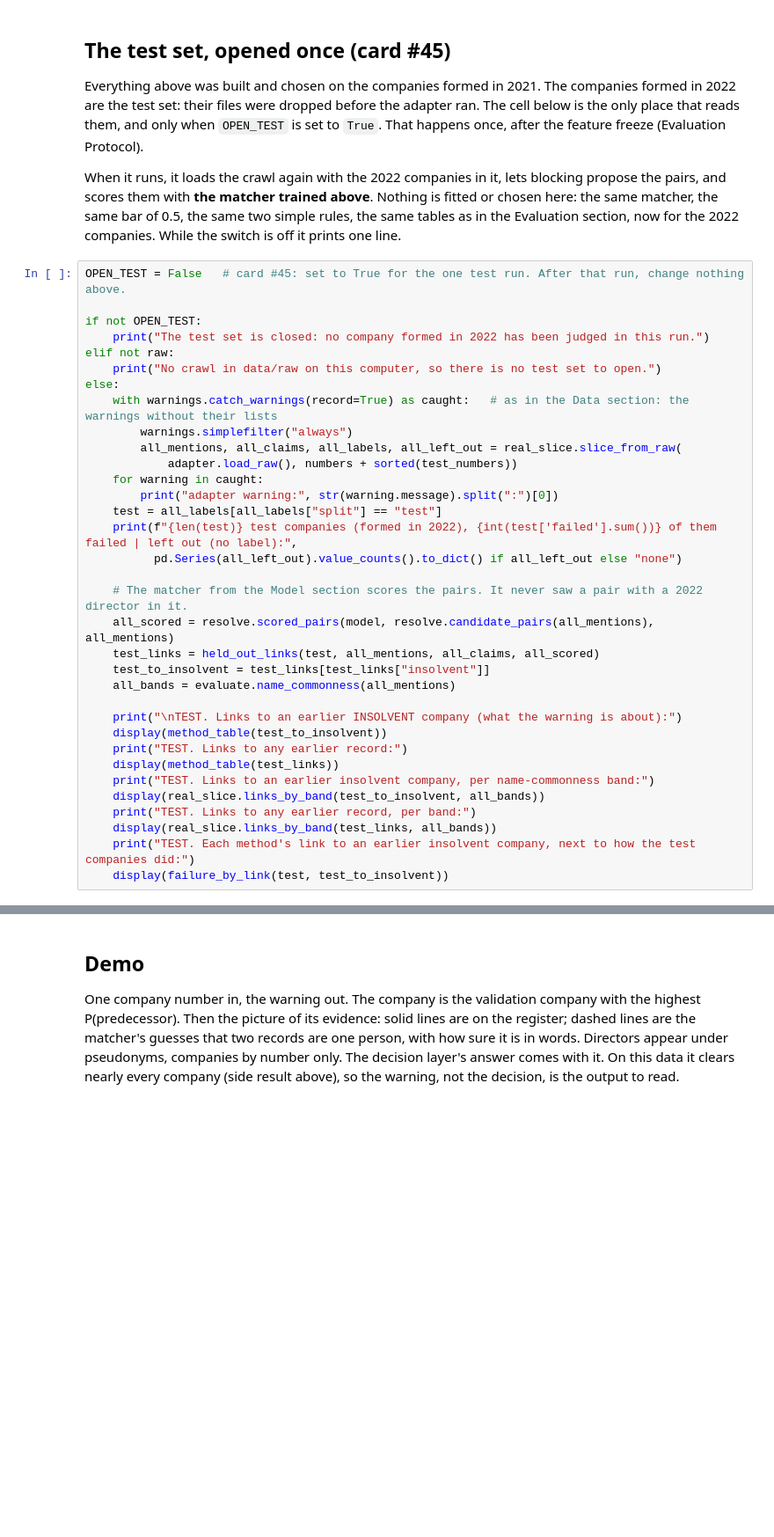
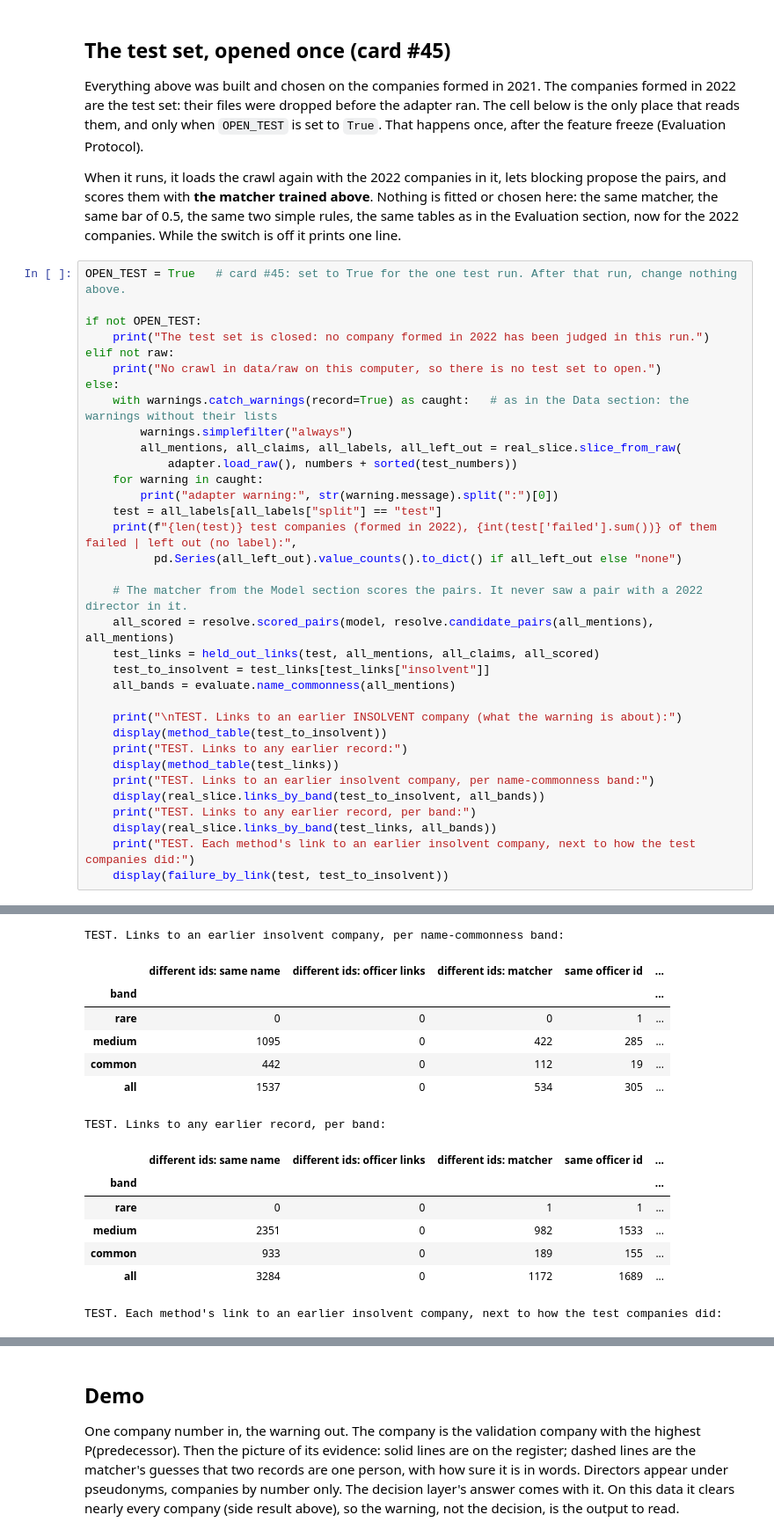
Before and after one commit to C-Nietzschmann/veritas-hackathon, a Jupyter notebook: notebooks/main.ipynb, the cells around one changed output, grey strips where cells are left out. Shown at 88% size. Drawn from its saved outputs; the diff is of its cells as text; blank space fills up the shorter version.

Commit message:
Run the test set once and add What it shows (#45) (#190)

```diff
--- a/notebooks/main.ipynb
+++ b/notebooks/main.ipynb
@@ -571,7 +571,7 @@ Everything above was built and chosen on the companies formed in 2021. The compa
 
 When it runs, it loads the crawl again with the 2022 companies in it, lets blocking propose the pairs, and scores them with **the matcher trained above**. Nothing is fitted or chosen here: the same matcher, the same bar of 0.5, the same two simple rules, the same tables as in the Evaluation section, now for the 2022 companies. While the switch is off it prints one line.
 # %%
-OPEN_TEST = False   # card #45: set to True for the one test run. After that run, change nothing above.
+OPEN_TEST = True   # card #45: set to True for the one test run. After that run, change nothing above.
 
 if not OPEN_TEST:
     print("The test set is closed: no company formed in 2022 has been judged in this run.")
@@ -608,0 +622,15 @@ The test set is closed: no company formed in 2022 has been judged in this run.
+TEST. Links to an earlier insolvent company, per name-commonness band:
+|  | different ids: same name | different ids: officer links | different ids: matcher | same officer id | ... |
+| band |  |  |  |  | ... |
+| rare | 0 | 0 | 0 | 1 | ... |
+| medium | 1095 | 0 | 422 | 285 | ... |
+| common | 442 | 0 | 112 | 19 | ... |
+| all | 1537 | 0 | 534 | 305 | ... |
+TEST. Links to any earlier record, per band:
+|  | different ids: same name | different ids: officer links | different ids: matcher | same officer id | ... |
+| band |  |  |  |  | ... |
+| rare | 0 | 0 | 1 | 1 | ... |
+| medium | 2351 | 0 | 982 | 1533 | ... |
+| common | 933 | 0 | 189 | 155 | ... |
+| all | 3284 | 0 | 1172 | 1689 | ... |
+TEST. Each method's link to an earlier insolvent company, next to how the test companies did:
```
Also changed, not shown: parts of 3 cells of this notebook.
